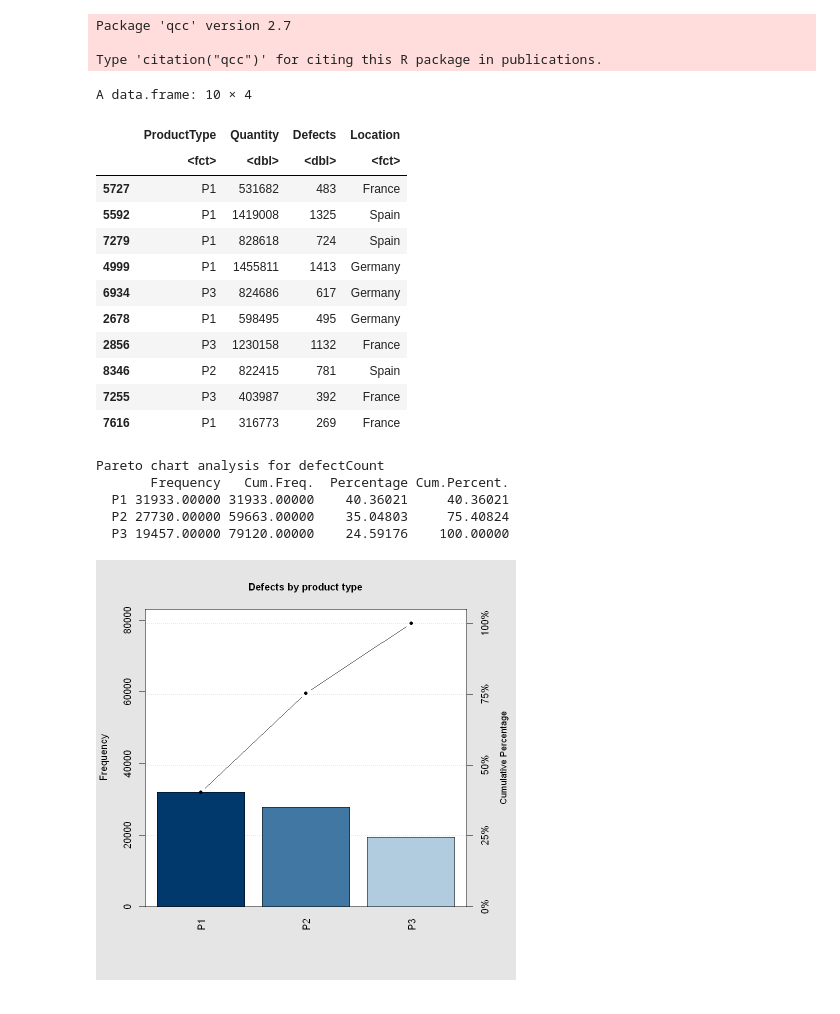
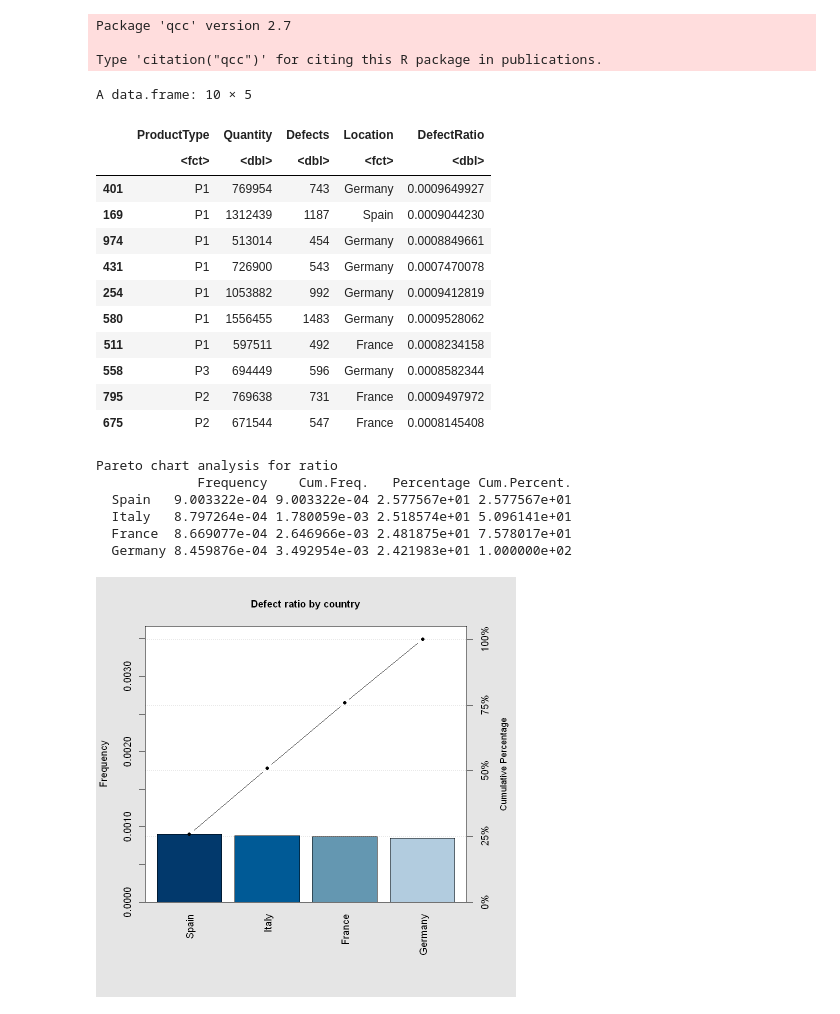
Before and after one commit to snigdhayan/StatMath, a Jupyter notebook: StatisticalMethods/LeanSixSigma.ipynb, the cells around one changed output. Cells and saved outputs as stored; diff of their text form; code cells hidden in the pictures.

```diff
--- a/StatisticalMethods/LeanSixSigma.ipynb
+++ b/StatisticalMethods/LeanSixSigma.ipynb
@@ -14,7 +14,7 @@ Type 'citation("qcc")' for citing this R package in publications.
 # %%
 # Create curated manufacting data
 n_types = 3 # number of distinct product types
-n_obs = 10000 # total number of observations
+n_obs = 1000 # total number of observations
 
 # Type of the product per observation
 productType <- round(sample(1:n_types, n_obs, replace = TRUE))
@@ -31,39 +31,43 @@ location <- sample(c("Germany", "France", "Spain", "Italy"), n_obs, replace = TR
 
 # Dataframe of manufacturing data
 df <- data.frame("ProductType" = productType, "Quantity" = quantity, "Defects" = defects, "Location" = location)
+
+# Ratio of defects to quantity
+df <- within(df, DefectRatio <- df$Defects/df$Quantity)
 # %%
 # Generate a sample and visualize it
 sample_size <- 100
 myData <- df[sample(nrow(df), sample_size), ]
 head(myData, 10)
 # %% [output]
-A data.frame: 10 × 4
+A data.frame: 10 × 5
-|  | ProductType | Quantity | Defects | Location |
-|  | <fct> | <dbl> | <dbl> | <fct> |
-| 5727 | P1 | 531682 | 483 | France |
-| 5592 | P1 | 1419008 | 1325 | Spain |
-| 7279 | P1 | 828618 | 724 | Spain |
-| 4999 | P1 | 1455811 | 1413 | Germany |
-| 6934 | P3 | 824686 | 617 | Germany |
-| 2678 | P1 | 598495 | 495 | Germany |
-| 2856 | P3 | 1230158 | 1132 | France |
-| 8346 | P2 | 822415 | 781 | Spain |
-| 7255 | P3 | 403987 | 392 | France |
-| 7616 | P1 | 316773 | 269 | France |
+|  | ProductType | Quantity | Defects | Location | DefectRatio |
+|  | <fct> | <dbl> | <dbl> | <fct> | <dbl> |
+| 401 | P1 | 769954 | 743 | Germany | 0.0009649927 |
+| 169 | P1 | 1312439 | 1187 | Spain | 0.0009044230 |
+| 974 | P1 | 513014 | 454 | Germany | 0.0008849661 |
+| 431 | P1 | 726900 | 543 | Germany | 0.0007470078 |
+| 254 | P1 | 1053882 | 992 | Germany | 0.0009412819 |
+| 580 | P1 | 1556455 | 1483 | Germany | 0.0009528062 |
+| 511 | P1 | 597511 | 492 | France | 0.0008234158 |
+| 558 | P3 | 694449 | 596 | Germany | 0.0008582344 |
+| 795 | P2 | 769638 | 731 | France | 0.0009497972 |
+| 675 | P2 | 671544 | 547 | France | 0.0008145408 |
 # %%
 # Pareto chart
-aggregatedData <- aggregate(myData$Defects, by=list(ProductType=myData$ProductType), FUN=sum)
-names(aggregatedData)[2] <- "Defects"
-defectCount <- aggregatedData$Defects
-names(defectCount) <- aggregatedData$ProductType
-pareto.chart(defectCount, main="Defects by product type")
+aggregatedData <- aggregate(myData$DefectRatio, by=list(Location=myData$Location), FUN=mean)
+names(aggregatedData)[2] <- "DefectRatio"
+ratio <- aggregatedData$DefectRatio
+names(ratio) <- aggregatedData$Location
+pareto.chart(ratio, main="Defect ratio by country")
 # %% [output]
-Pareto chart analysis for defectCount
-       Frequency   Cum.Freq.  Percentage Cum.Percent.
-  P1 31933.00000 31933.00000    40.36021     40.36021
-  P2 27730.00000 59663.00000    35.04803     75.40824
-  P3 19457.00000 79120.00000    24.59176    100.00000
+Pareto chart analysis for ratio
+             Frequency    Cum.Freq.   Percentage Cum.Percent.
+  Spain   9.003322e-04 9.003322e-04 2.577567e+01 2.577567e+01
+  Italy   8.797264e-04 1.780059e-03 2.518574e+01 5.096141e+01
+  France  8.669077e-04 2.646966e-03 2.481875e+01 7.578017e+01
+  Germany 8.459876e-04 3.492954e-03 2.421983e+01 1.000000e+02
-[figure, old version]
+[figure, new version]
 # %%
 # Create QCC object for dataset and plot control chart
 xbar = qcc(myData$Defects, data.name="Product Data", type="xbar.one", nsigmas=3)
```
Also changed, not shown: parts of 7 cells of this notebook.
